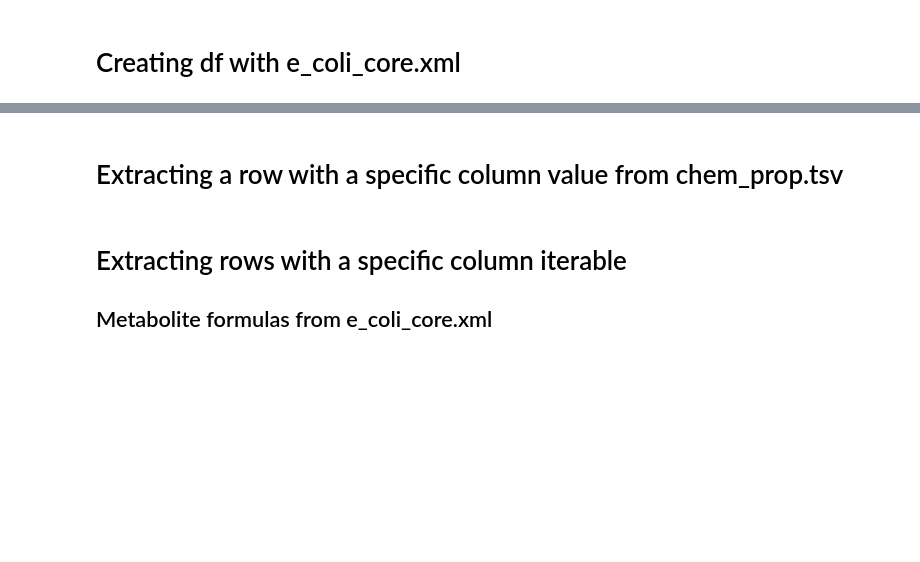
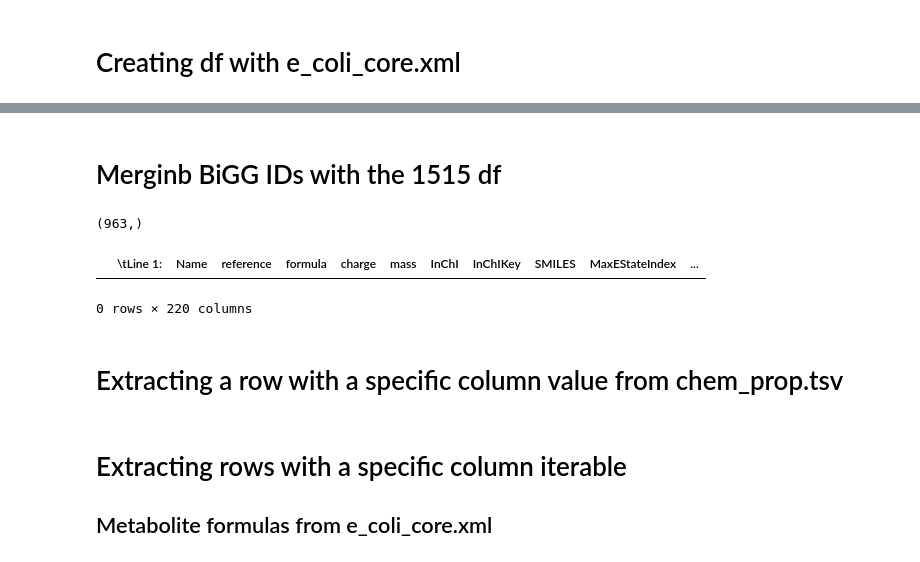
Before and after one commit to meidelien/Metabolic-network-layout-using-biochemical-coordinates, a Jupyter notebook: Notebooks/DataAdventure.ipynb, the cells around one changed output, grey strips where cells are left out. Cells and saved outputs as stored; diff of their text form; code cells hidden in the pictures; blank space fills up the shorter version.

```diff
--- a/Notebooks/DataAdventure.ipynb
+++ b/Notebooks/DataAdventure.ipynb
@@ -28,6 +22,18 @@ df1515 = pd.read_csv("https://raw.githubusercontent.com/meidelien/Metabolic-netw
+# %%
+BiGG_uniq = pd.read_csv("https://raw.githubusercontent.com/meidelien/Metabolic-network-layout-using-biochemical-coordinates/main/data/BiGG_from_xref.tsv", sep ="\t")
+
+BiGG = pd.read_csv("https://raw.githubusercontent.com/meidelien/Metabolic-network-layout-using-biochemical-coordinates/main/data/BiGG_mnxm2.csv")
+# %% [markdown]
+# Merginb BiGG IDs with the 1515 df
 # %%
 # dfJSON = pd.read_json('C:\\Users\\meide\\Documents\\GitHub\\Master\\data\\e_coli_core.json')
 
-df1515["#ID"].shape
+#df1515.MNXM.shape
+BiGG.BiGG.shape
 
-Mnxm_list = df1515["#ID"]
+# Mnxm_list = df1515["#ID"]'
+# df1515.MNXM.nunique()
+# BiGG.BiGG.nunique()
+# BiGG_uniq.BiGG.nunique()
+# %% [output]
+(963,)
@@ -34,3 +43,14 @@ Mnxm_list = df1515["#ID"]
+# %%
+# Hope = pd.merge(df1515, BiGG, how = "left")
+Preamble = df1515.set_index("MNXM")
+Skullbasher = BiGG.set_index("MNXM")
+
+Hope = pd.merge(Preamble, Skullbasher, left_index = True, right_index = True)
+# %%
+Hope.head()
+# %% [output]
+|  | \tLine 1: | Name | reference | formula | charge | mass | InChI | InChIKey | SMILES | MaxEStateIndex | ... |
+0 rows × 220 columns
 # %% [markdown]
 # Extracting a row with a specific column value from chem_prop.tsv
 # %%
```
Also changed, not shown: parts of 5 cells of this notebook, 2 other files.
